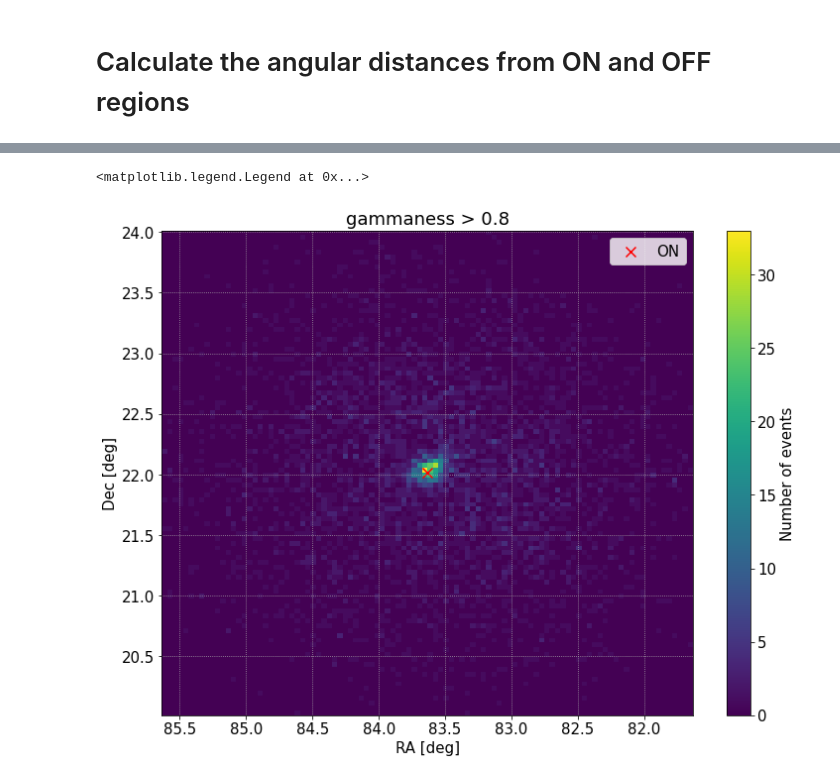
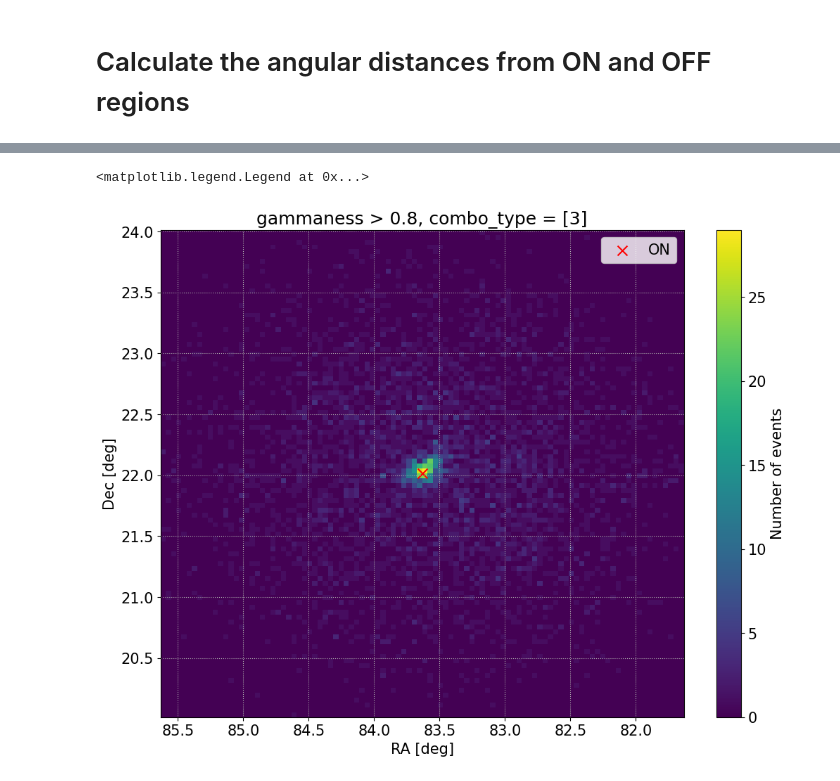
Before and after one commit to cta-observatory/magic-cta-pipe, a Jupyter notebook: notebooks/check_signal_from_dl2.ipynb, the cells around one changed output, grey strips where cells are left out. Saved outputs shown, nothing was run; the diff lists cells and outputs as text; code cells hidden in the pictures.

```diff
--- a/notebooks/check_signal_from_dl2.ipynb
+++ b/notebooks/check_signal_from_dl2.ipynb
@@ -257,23 +292,0 @@ OFF coordinates:
-# %%
-# ================
-# === Settings ===
-# ================
-
-combo_types = [3]
-gh_cut_value = 0.8
-
-# ============
-# === Main ===
-# ============
-
-print(f"Combination types: {combo_types}" f"\nGlobal gammaness cut: {gh_cut_value}")
-
-# Get the event list
-event_list = event_data_mean.query(
-    f"(combo_type == {combo_types}) & (gammaness > {gh_cut_value})"
-).copy()
-
-print(f"--> Number of events: {len(event_list)}")
-
-# Show the event list
-event_list.head()
@@ -291,28 +293,33 @@ Global gammaness cut: 0.8
 # %%
 plt.figure()
-plt.title(f"gammaness > {gh_cut_value}")
+plt.title(f"gammaness > {cut_value_gh}, combo_type = {combo_types}")
 plt.xlabel("RA [deg]")
 plt.ylabel("Dec [deg]")
 plt.xlim(xlim)
 plt.ylim(ylim)
 
 # Plot the count map
 plt.hist2d(
-    event_list["reco_ra"].to_numpy(),
-    event_list["reco_dec"].to_numpy(),
+    event_list["reco_ra"],
+    event_list["reco_dec"],
     bins=[np.linspace(xlim[1], xlim[0], 101), np.linspace(ylim[0], ylim[1], 101)],
 )
 
 plt.colorbar(label="Number of events")
-plt.axis(xlim + ylim)
+plt.axis(xlim.tolist() + ylim.tolist())
 plt.grid()
 
 # Plot the ON coordinate
 plt.scatter(
-    on_coord.ra.value, on_coord.dec.value, marker="x", s=100, color="red", label="ON"
+    on_coord.ra.to("deg"),
+    on_coord.dec.to("deg"),
+    marker="x",
+    s=100,
+    color="red",
+    label="ON",
 )
 
 plt.legend()
 # %% [output]
 <matplotlib.legend.Legend at 0x...>
-[figure, old version]
+[figure, new version]
```
Also changed, not shown: parts of 13 cells of this notebook, 1 other file.
